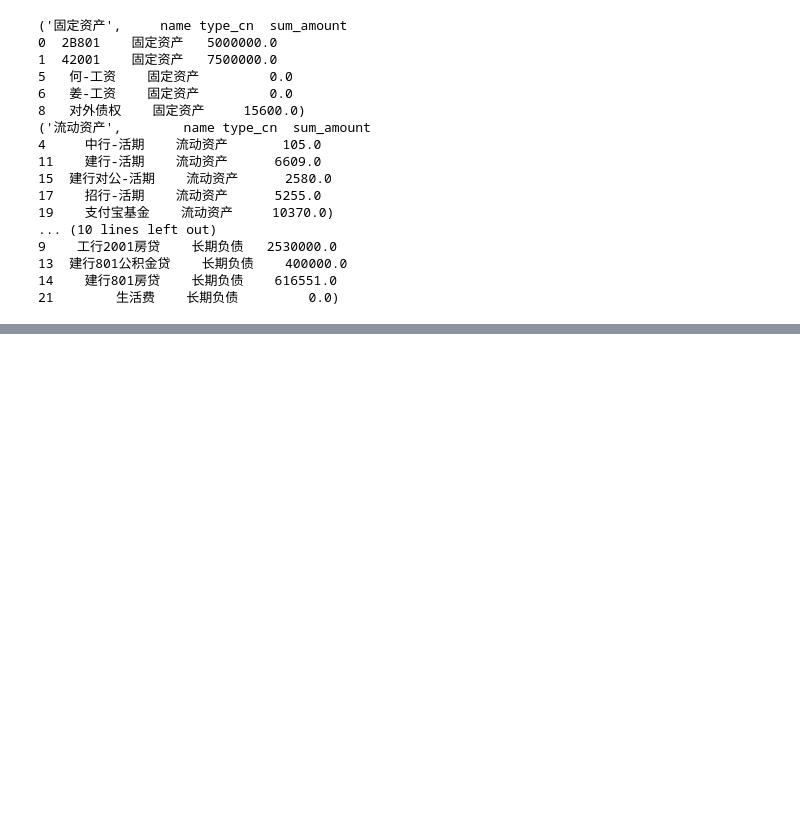
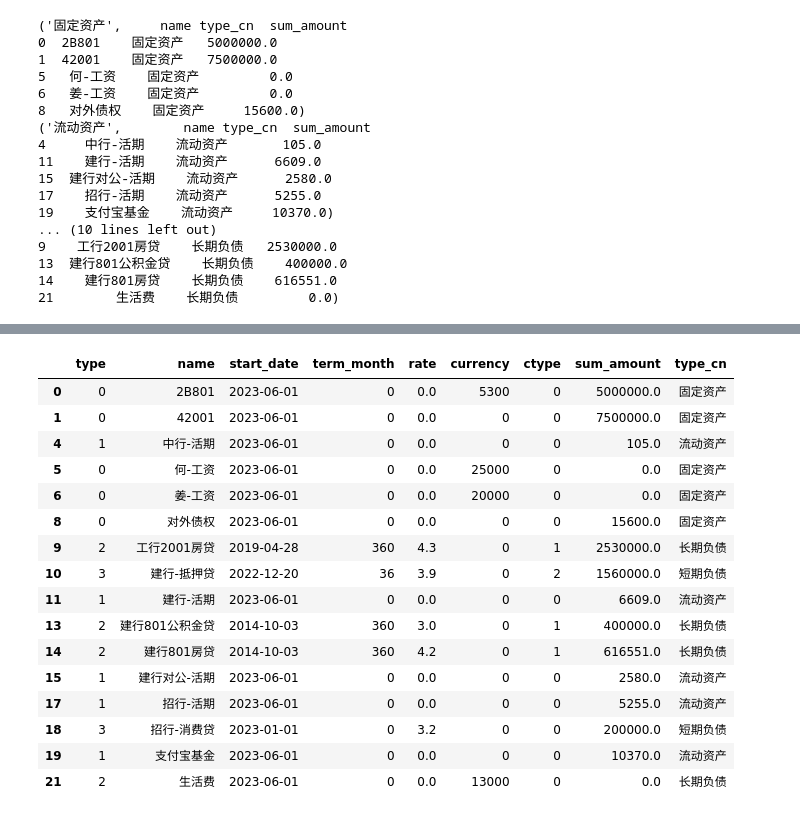
Before and after one commit to nutalk/OpenBookkeeping, a Jupyter notebook: ana_info.ipynb, the cells around one changed output, grey strips where cells are left out. Cells and saved outputs as stored; diff of their text form; code cells hidden in the pictures; blank space fills up the shorter version.

```diff
--- a/ana_info.ipynb
+++ b/ana_info.ipynb
@@ -61,0 +115,21 @@ de_df = prop_df[prop_df['type'] >= 2]
+# %%
+udf = prop_df[(prop_df['sum_amount'] != 0) | (prop_df['currency'] != 0)]
+udf
+# %% [output]
+|  | type | name | start_date | term_month | rate | currency | ctype | sum_amount | type_cn |
+| 0 | 0 | 2B801 | 2023-06-01 | 0 | 0.0 | 5300 | 0 | 5000000.0 | 固定资产 |
+| 1 | 0 | 42001 | 2023-06-01 | 0 | 0.0 | 0 | 0 | 7500000.0 | 固定资产 |
+| 4 | 1 | 中行-活期 | 2023-06-01 | 0 | 0.0 | 0 | 0 | 105.0 | 流动资产 |
+| 5 | 0 | 何-工资 | 2023-06-01 | 0 | 0.0 | 25000 | 0 | 0.0 | 固定资产 |
+| 6 | 0 | 姜-工资 | 2023-06-01 | 0 | 0.0 | 20000 | 0 | 0.0 | 固定资产 |
+| 8 | 0 | 对外债权 | 2023-06-01 | 0 | 0.0 | 0 | 0 | 15600.0 | 固定资产 |
+| 9 | 2 | 工行2001房贷 | 2019-04-28 | 360 | 4.3 | 0 | 1 | 2530000.0 | 长期负债 |
+| 10 | 3 | 建行-抵押贷 | 2022-12-20 | 36 | 3.9 | 0 | 2 | 1560000.0 | 短期负债 |
+| 11 | 1 | 建行-活期 | 2023-06-01 | 0 | 0.0 | 0 | 0 | 6609.0 | 流动资产 |
+| 13 | 2 | 建行801公积金贷 | 2014-10-03 | 360 | 3.0 | 0 | 1 | 400000.0 | 长期负债 |
+| 14 | 2 | 建行801房贷 | 2014-10-03 | 360 | 4.2 | 0 | 1 | 616551.0 | 长期负债 |
+| 15 | 1 | 建行对公-活期 | 2023-06-01 | 0 | 0.0 | 0 | 0 | 2580.0 | 流动资产 |
+| 17 | 1 | 招行-活期 | 2023-06-01 | 0 | 0.0 | 0 | 0 | 5255.0 | 流动资产 |
+| 18 | 3 | 招行-消费贷 | 2023-01-01 | 0 | 3.2 | 0 | 0 | 200000.0 | 短期负债 |
+| 19 | 1 | 支付宝基金 | 2023-06-01 | 0 | 0.0 | 0 | 0 | 10370.0 | 流动资产 |
+| 21 | 2 | 生活费 | 2023-06-01 | 0 | 0.0 | 13000 | 0 | 0.0 | 长期负债 |
```
Also changed, not shown: parts of 10 cells of this notebook, 1 other file.
